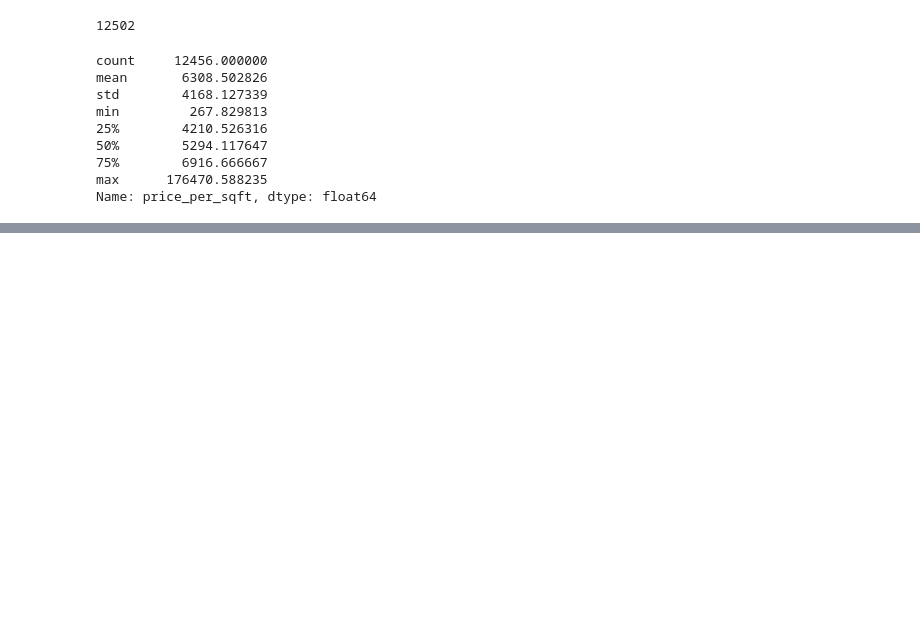
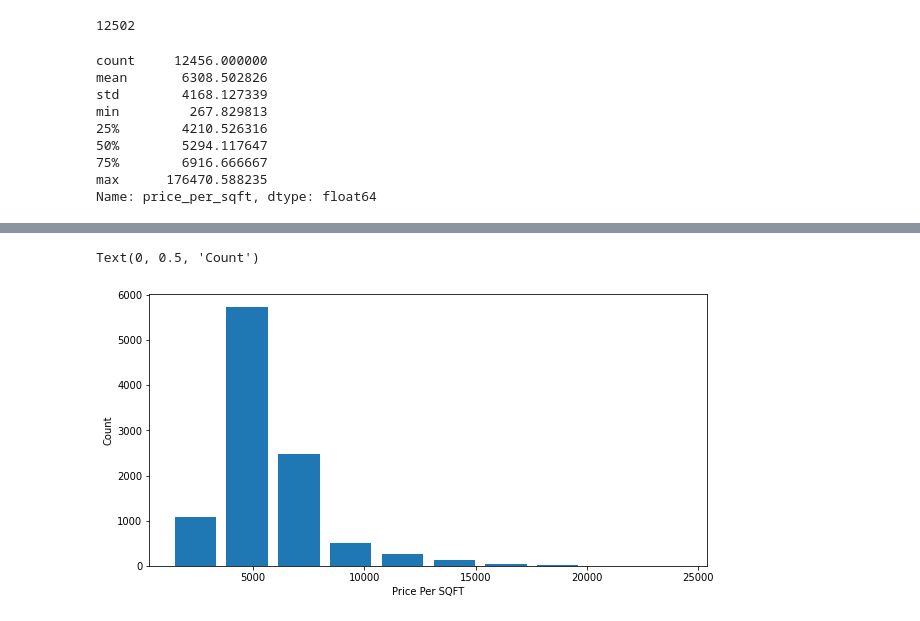
Before and after one commit to shuvo-git/ML_Project_Flask, a Jupyter notebook: Untitled.ipynb, the cells around one changed output, grey strips where cells are left out. Drawn from its saved outputs; the diff is of its cells as text; code cells hidden in the pictures; blank space fills up the shorter version.

```diff
--- a/Untitled.ipynb
+++ b/Untitled.ipynb
@@ -231,0 +281,8 @@ Name: price_per_sqft, dtype: float64
+# %%
+mpl.rcParams['figure.figsize'] = (10,5)
+pt.hist(df7.price_per_sqft,rwidth=0.8)
+pt.xlabel("Price Per SQFT")
+pt.ylabel("Count")
+# %% [output]
+Text(0, 0.5, 'Count')
+[figure, added]
```
Also changed, not shown: parts of 23 cells of this notebook.
